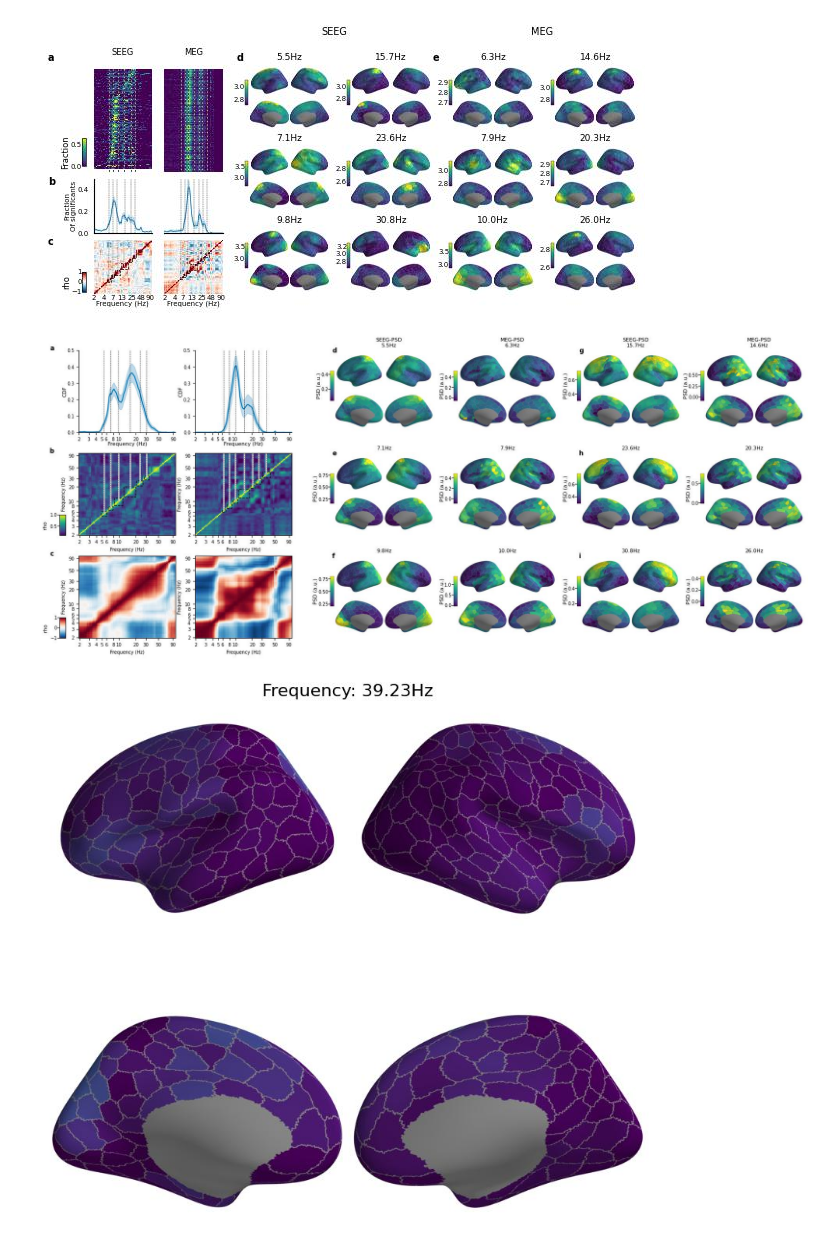
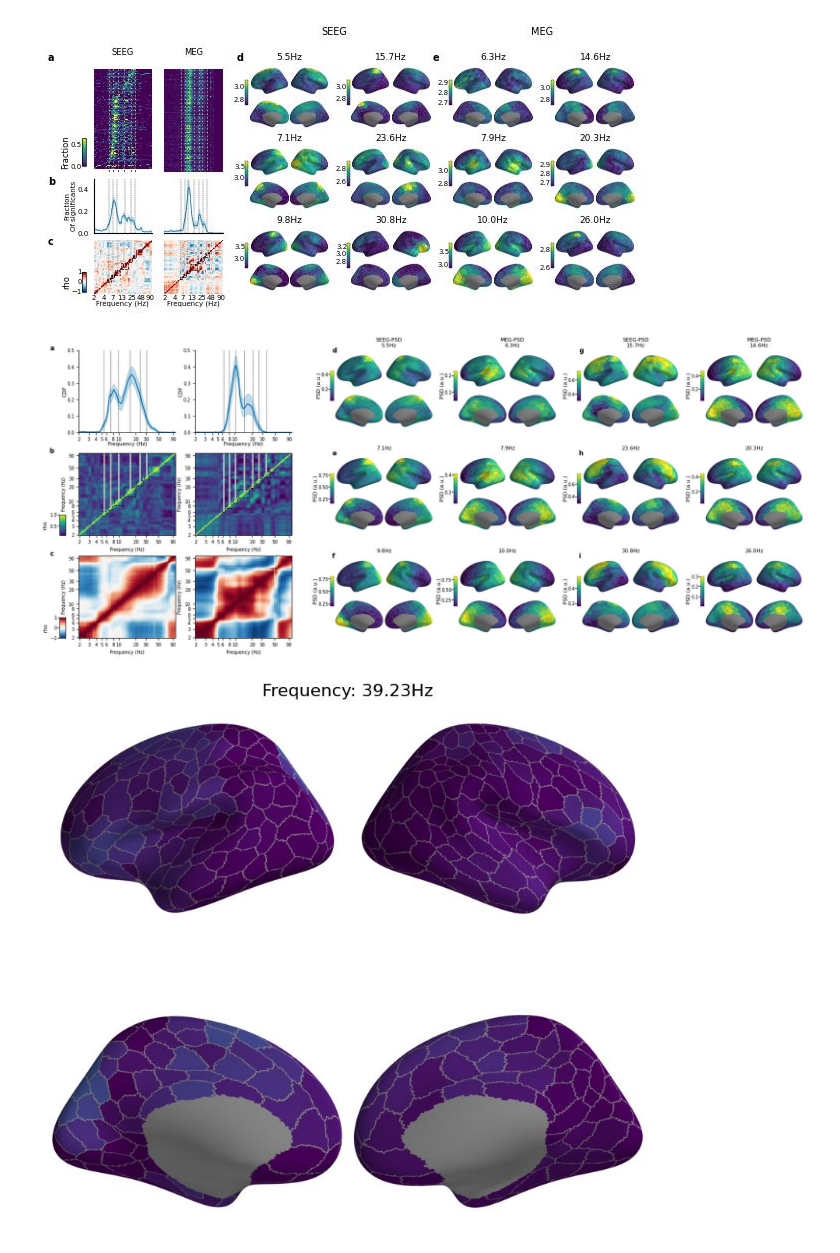
Before and after one commit to palvalab/discovering_rhythmicity, a Jupyter notebook: plot_figure_3_cohort.ipynb, the cells around one changed output. Drawn from its saved outputs; the diff is of its cells as text; code cells hidden in the pictures.

```diff
--- a/plot_figure_3_cohort.ipynb
+++ b/plot_figure_3_cohort.ipynb
@@ -320,5 +316,5 @@ meg_foofed_reordered = meg_foofed_reordered_subjwise.mean(axis=0)
 # %%
-meg_psd_significant_subjectwise = (meg_foofed_reordered_subjwise >= 0.5)
+meg_psd_significant_subjectwise = (meg_psd_foofed >= 0.5)
 meg_psd_sign_boot = bootstrap_statistic(meg_psd_significant_subjectwise)
 
 meg_psd_sign_mean = meg_psd_sign_boot.mean(axis=(0,-1))
@@ -332,7 +328,7 @@ meg_pac_val_corr_freq_both = 1 - sp.spatial.distance.squareform(sp.spatial.dista
 meg_pac_sign_similarity_freq_both = sp.spatial.distance.squareform(sp.spatial.distance.pdist(meg_pac_sign, metric=lambda *args: nanpearson(*args)[0]))
 meg_pac_sign_similarity_freq_both[np.isnan(meg_pac_sign_similarity_freq_both)] = 0.0
 
-meg_psd_val_similarity_freq_both = sp.spatial.distance.squareform(sp.spatial.distance.pdist(meg_foofed_reordered, metric=lambda *args: nanpearson(*args)[0]))
+meg_psd_val_similarity_freq_both = sp.spatial.distance.squareform(sp.spatial.distance.pdist(meg_psd_foofed_avg, metric=lambda *args: nanpearson(*args)[0]))
 # %%
 pac_val_similarity_freq_both = sp.spatial.distance.squareform(sp.spatial.distance.pdist(known_pac_values.T, metric=corr_distance))
 pac_val_similarity_freq_smoothed_both = sp.spatial.distance.squareform(sp.spatial.distance.pdist(known_pac_values_smoothed.T, metric=corr_distance))
@@ -534,3 +455,14 @@ mpl.rc('font', family='sans-serif')
+# %%
+brain_surf_lh = BrainSurface(fsaverage_path, parcellation='Schaefer2018_400Parcels_17Networks_order',
+                             hemis=['lh'], surface='inflated')
+brain_surf_rh = BrainSurface(fsaverage_path, parcellation='Schaefer2018_400Parcels_17Networks_order',
+                             hemis=['rh'], surface='inflated')
+
+surf_parcel_names = brain_surf_lh.parcel_names[1:] + brain_surf_rh.parcel_names[1:]
+
+brain_3d_surfaces = [brain_surf_lh, brain_surf_rh]
+
+seeg_pidx_sorted = np.argsort(surf_parcel_names)
 # %%
 fig = plt.figure(figsize=(7,3))
 main_spec = fig.add_gridspec(nrows=1, ncols=2, width_ratios=[1,3], wspace=0.1)
@@ -578,11 +510,13 @@ cax_seeg =  inset_axes(axes[0,0],
 seeg_cbar = fig.colorbar(imh_seeg, cax=cax_seeg, orientation='vertical')
 seeg_cbar.outline.set_linewidth(0.5)
 
-# for i, band_name in enumerate(['Low alpha', 'Alpha', 'High alpha', 'Beta'], start=0):
 for i in range(6):
     for type_idx, modality, mapper, data in zip(range(2), ['SEEG', 'MEG'],
-                                [seeg_communities, meg_communities],
-                                [known_pac_values, meg_pac_reordered.T]):
+                            [seeg_communities, meg_communities],
+                            [known_pac_values[seeg_pidx_sorted], meg_average_pac[:, np.argsort(meg_parcel_names)].T]):
+
+
+
         row_idx = (i % 3)
         col_idx = (i // 3) + type_idx*2
 
@@ -595,7 +529,7 @@ for i in range(6):
         norm_values = None
 
         if is_seeg:
-            values = smooth_adjacent_values(values, counter_known, adjacency_matrix)
+            values = smooth_adjacent_values(values, counter_known[seeg_pidx_sorted], adjacency_matrix[seeg_pidx_sorted][:, seeg_pidx_sorted])
             values = np.clip(values, 0.0, np.nanpercentile(values, 99))
 
         vmin = values.min()
@@ -607,17 +541,13 @@ for i in range(6):
 
         cbar_ax_kwargs = {'bbox_to_anchor':(-0.25,0.5,0.7,1.35), }
 
-        draw_four_views(to_plot_axes, values, surf_parcel_names, brain_3d_surfaces,
+        draw_four_views(to_plot_axes, values, sorted(surf_parcel_names), brain_3d_surfaces,
                     cbar_ax_kwargs=cbar_ax_kwargs, cmap=cmap_name, norm_values=norm_values)
+        # draw_four_views(to_plot_axes, values, surf_parcel_names, brain_3d_surfaces,
+        #             cbar_ax_kwargs=cbar_ax_kwargs, cmap=cmap_name, norm_values=norm_values)
 
         cbar_ax = fig.axes[~0]
 
-        # if row_idx == 0:
-        #     title = f'{modality}-pACF\n{round(center_frequency, 1)}Hz'
-        #     title_x  = 1.1
-        # else:
-        #     title = f'{round(center_frequency, 1)}Hz'
-        #     title_x = 1.0
         title = f'{round(center_frequency, 1)}Hz'
         title_x = 1.0
 
@@ -838,7 +768,7 @@ corr_distance_freq_cax = inset_axes(axes[1,0],
 for i in range(6):
     for type_idx, modality, mapper, data in zip(range(2), ['SEEG', 'MEG'],
                                 [seeg_communities, meg_communities],
-                                [seeg_psd_known, reorder(subj_psd_foofed, yeo17_orig_ch_names, meg_parcels_annot, axis=-1).T]):
+                                [seeg_psd_known[seeg_pidx_sorted], meg_psd_foofed_avg[:, np.argsort(yeo17_orig_ch_names)].T]):
         row_idx = (i % 3)
         col_idx = (i // 3)*2 + type_idx + 1
 
@@ -851,7 +781,7 @@ for i in range(6):
         norm_values = None
 
         if is_seeg:
-            values = smooth_adjacent_values(values, counter_known, adjacency_matrix)
+            values = smooth_adjacent_values(values, counter_known[seeg_pidx_sorted], adjacency_matrix[seeg_pidx_sorted][:, seeg_pidx_sorted])
             values = np.clip(values, 0.0, np.nanpercentile(values, 99))
 
         vmin = values.min()
@@ -861,7 +791,7 @@ for i in range(6):
 
         to_plot_axes = axes[row_idx*2:(row_idx+1)*2, col_idx*2:(col_idx+1)*2]
 
-        draw_four_views(to_plot_axes, values, surf_parcel_names,
+        draw_four_views(to_plot_axes, values, sorted(surf_parcel_names),
                         brain_3d_surfaces, cmap=cmap_name, norm_values=norm_values)
 
         cbar_ax = fig.axes[~0]
@@ -960,35 +890,35 @@ for ax, label in  zip(fig.axes[-12:], ['PSD (a.u.)']*12):
     ax.yaxis.set_label_position('left')
 
 # for ax in fig.axes[-4:]:
 #     ax.set_ylabel('pACF', fontsize=8, labelpad=0.0)
 
 # for ax in fig.axes[-12:]:
 
 for ax in fig.axes[-14:]:
     ax.tick_params(labelsize=7, pad=0.0)
 
 seeg_meg_psd_freq_cax.yaxis.set_label_text('rho', fontsize=8)
 seeg_meg_psd_freq_cax.yaxis.set_label_position('left')
 seeg_meg_psd_freq_cax.yaxis.set_ticks_position('left')
 
 corr_distance_freq_cax.yaxis.set_label_text('rho', fontsize=8)
 corr_distance_freq_cax.yaxis.set_label_position('left')
 corr_distance_freq_cax.yaxis.set_ticks_position('left')
 
 ax_labels = [axes[0,0], axes[1,0], axes[2,0]]
 ax_brain_labels = [axes[0,2], axes[2,2], axes[4,2], axes[0,6], axes[2,6], axes[4,6]]
 
 for ax, label in zip(ax_labels,
                      string.ascii_lowercase):
     ax.text(-0.3, 1, label, fontsize=10, transform=ax.transAxes, weight='bold')
 
 for ax, label in zip(ax_brain_labels,
                      string.ascii_lowercase[3:]):
     ax.text(-0.05, 1, label, fontsize=10, transform=ax.transAxes, weight='bold')
 
-fig.savefig('publication_figures/figure_3_supp.png', dpi=300, bbox_inches="tight")
+# fig.savefig('publication_figures/figure_3_supp.png', dpi=300, bbox_inches="tight")
 # %% [output]
-[figure, old version]
+[figure, new version]
 # %%
 import cv2
 from utils.plot import get_img_from_fig
```
Also changed, not shown: parts of 29 cells of this notebook, 8 other files.
